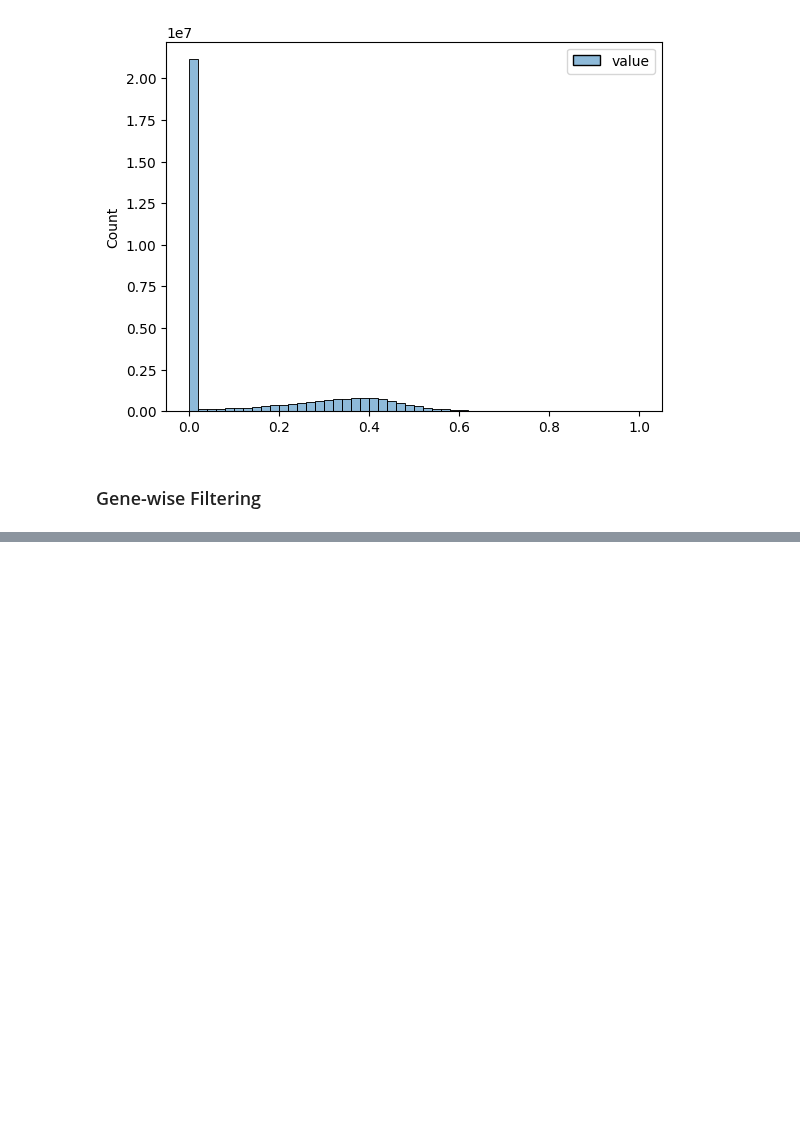
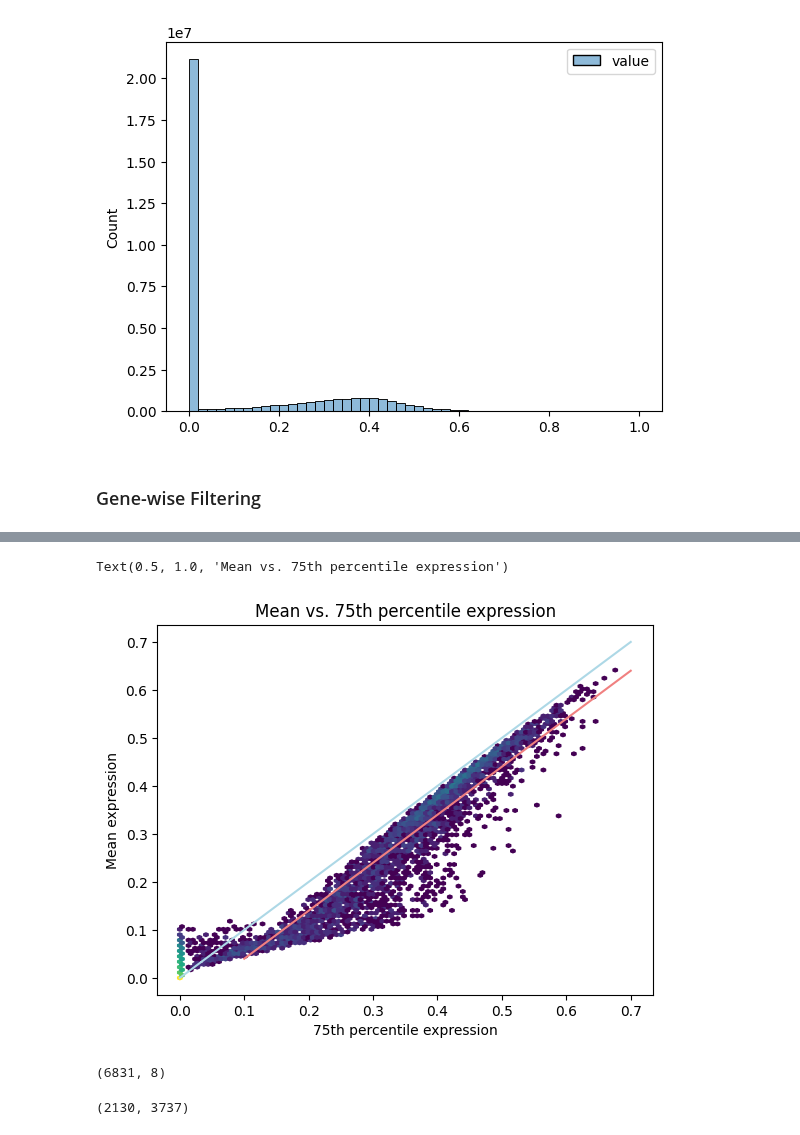
Before and after one commit to georgiadoing/seqADAGE, a Jupyter notebook: Py/muk_transfer_learning/filtering/Mukundan_sa_filt.ipynb, the cells around one changed output, grey strips where cells are left out. Saved outputs shown, nothing was run; the diff lists cells and outputs as text; code cells hidden in the pictures; blank space fills up the shorter version.

Commit message:
Filtered S. aureus RNA-Seq data, unable to reduce zero-inflated distribution

```diff
--- a/Py/muk_transfer_learning/filtering/Mukundan_sa_filt.ipynb
+++ b/Py/muk_transfer_learning/filtering/Mukundan_sa_filt.ipynb
@@ -117,0 +115,46 @@ Text(0.5, 1.0, 'Mean vs. Median expression')
+# %%
+# Empirically determined constant for threshold
+c = 0.06
+
+# Cutoff lines to filter genes
+x1 = np.linspace(0.1, 0.7, 200)
+x2 = np.linspace(0, 0.7, 200)
+
+y1 = x1 - c
+y2 = x2
+# %%
+# Plot with threshold lines for filtering out genes
+plt.hexbin(
+  x = gene_stats['75%'],
+  y = gene_stats['mean'],
+  bins = 'log'
+)
+
+plt.plot(x1, y1, color = 'lightcoral')
+plt.plot(x2, y2, color = 'lightblue')
+
+plt.xlabel("75th percentile expression")
+plt.ylabel("Mean expression")
+plt.title("Mean vs. 75th percentile expression")
+# %% [output]
+Text(0.5, 1.0, 'Mean vs. 75th percentile expression')
+[figure, added]
+# %%
+# Set thresholds to remove genes
+threshold1 = gene_stats['75%'] - c # red
+threshold2 = gene_stats['75%'] # blue
+
+# Genes to remove
+genes_to_rm = gene_stats[
+  (gene_stats['mean'] < threshold1) |
+  (gene_stats['mean'] > threshold2)
+]
+genes_to_rm.shape
+# %% [output]
+(6831, 8)
+# %%
+# Remove the genes
+filtered_genes = all_comp.drop(index = genes_to_rm.index)
+filtered_genes.shape
+# %% [output]
+(2130, 3737)
```
Also changed, not shown: parts of 18 cells of this notebook.
